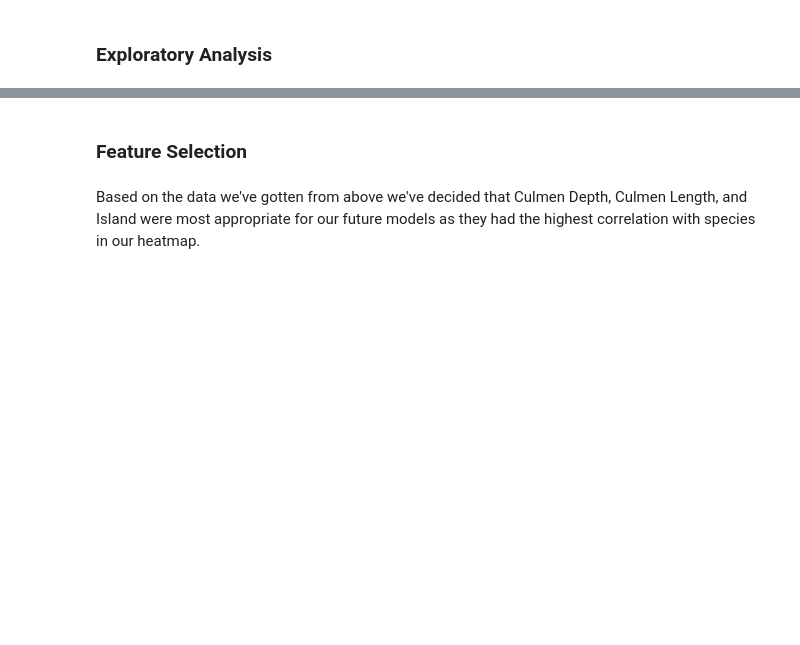
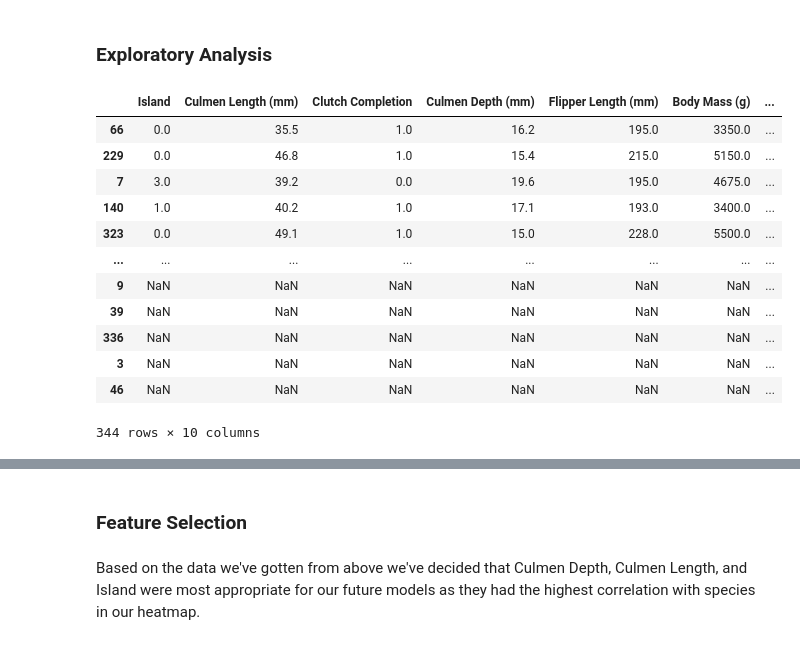
Before and after one commit to ryankkien/penguinsproject, a Jupyter notebook: penguinsproject.ipynb, the cells around one changed output, grey strips where cells are left out. Saved outputs shown, nothing was run; the diff lists cells and outputs as text; code cells hidden in the pictures; blank space fills up the shorter version.

```diff
--- a/penguinsproject.ipynb
+++ b/penguinsproject.ipynb
@@ -107,4 +97,19 @@ X_train.head()
 # %%
 train = pd.concat([X_train,y_train], axis=1)
 test = pd.concat([X_test,y_test], axis=1)
-penguins2 = pd.concat([train,test], axis=0)
+penguins = pd.concat([train,test], axis=0)
+penguins
+# %% [output]
+|  | Island | Culmen Length (mm) | Clutch Completion | Culmen Depth (mm) | Flipper Length (mm) | Body Mass (g) | ... |
+| 66 | 0.0 | 35.5 | 1.0 | 16.2 | 195.0 | 3350.0 | ... |
+| 229 | 0.0 | 46.8 | 1.0 | 15.4 | 215.0 | 5150.0 | ... |
+| 7 | 3.0 | 39.2 | 0.0 | 19.6 | 195.0 | 4675.0 | ... |
+| 140 | 1.0 | 40.2 | 1.0 | 17.1 | 193.0 | 3400.0 | ... |
+| 323 | 0.0 | 49.1 | 1.0 | 15.0 | 228.0 | 5500.0 | ... |
+| ... | ... | ... | ... | ... | ... | ... | ... |
+| 9 | NaN | NaN | NaN | NaN | NaN | NaN | ... |
+| 39 | NaN | NaN | NaN | NaN | NaN | NaN | ... |
+| 336 | NaN | NaN | NaN | NaN | NaN | NaN | ... |
+| 3 | NaN | NaN | NaN | NaN | NaN | NaN | ... |
+| 46 | NaN | NaN | NaN | NaN | NaN | NaN | ... |
+344 rows × 10 columns
```
Also changed, not shown: parts of 10 cells of this notebook.
